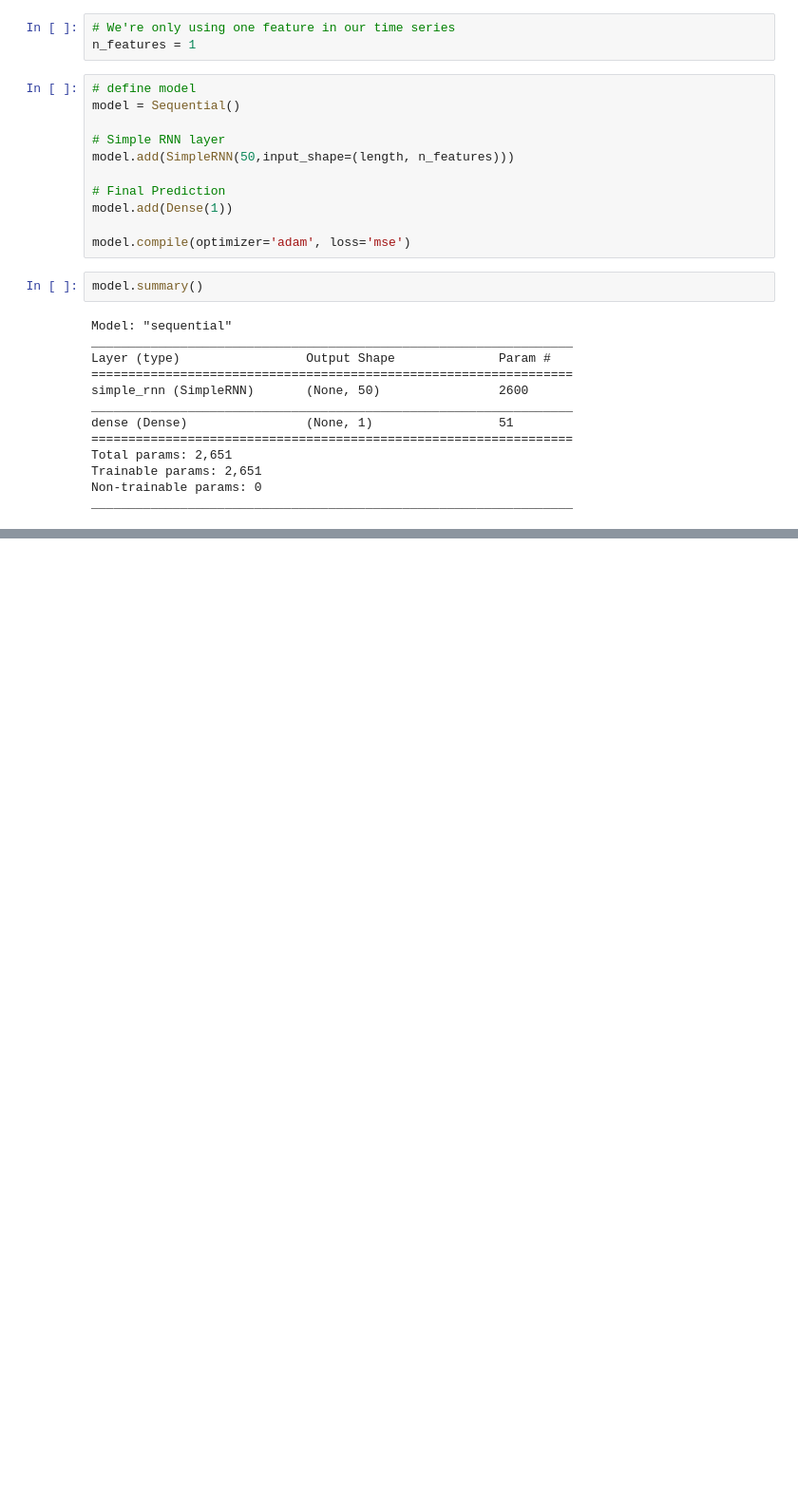
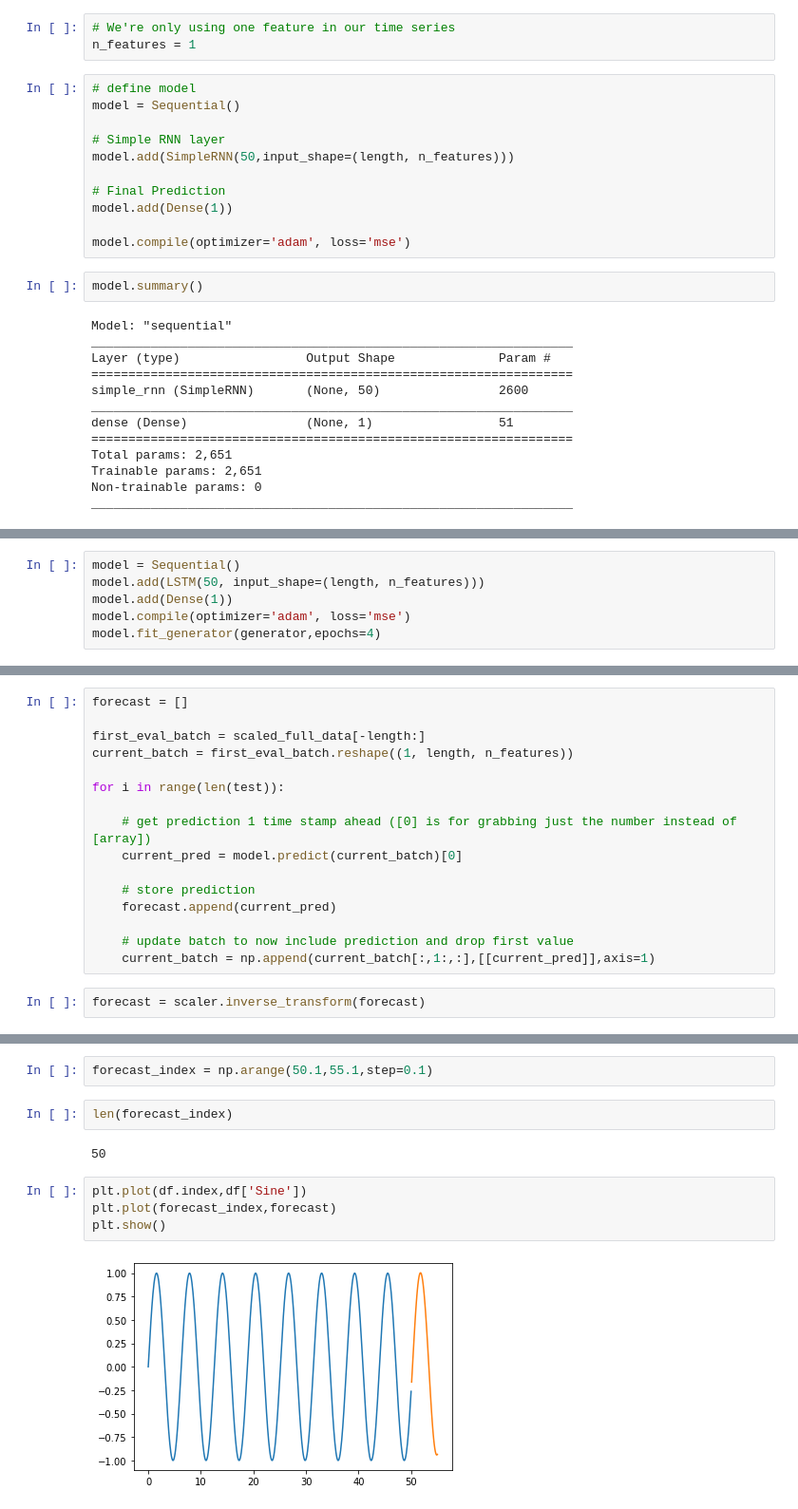
Before and after one commit to jordanfalcao/tensorflow2-deeplearning, a Jupyter notebook: 06-RNNs/01_RNN_SineWave.ipynb, the cells around one changed output, grey strips where cells are left out. Shown: that part at 95% size. Saved outputs shown, nothing was run; the diff lists cells and outputs as text; blank space fills up the shorter version.

Commit message:
RNN SineWave notebook - final update

```diff
--- a/06-RNNs/01_RNN_SineWave.ipynb
+++ b/06-RNNs/01_RNN_SineWave.ipynb
@@ -295,0 +614,6 @@ model.fit_generator(generator,epochs=5)
+# %%
+model = Sequential()
+model.add(LSTM(50, input_shape=(length, n_features)))
+model.add(Dense(1))
+model.compile(optimizer='adam', loss='mse')
+model.fit_generator(generator,epochs=4)
@@ -295,0 +630,18 @@ model.fit_generator(generator,epochs=5)
+# %%
+forecast = []
+
+first_eval_batch = scaled_full_data[-length:]
+current_batch = first_eval_batch.reshape((1, length, n_features))
+
+for i in range(len(test)):
+
+    # get prediction 1 time stamp ahead ([0] is for grabbing just the number instead of [array])
+    current_pred = model.predict(current_batch)[0]
+
+    # store prediction
+    forecast.append(current_pred)
+
+    # update batch to now include prediction and drop first value
+    current_batch = np.append(current_batch[:,1:,:],[[current_pred]],axis=1)
+# %%
+forecast = scaler.inverse_transform(forecast)
@@ -295,0 +664,12 @@ model.fit_generator(generator,epochs=5)
+# %%
+forecast_index = np.arange(50.1,55.1,step=0.1)
+# %%
+len(forecast_index)
+# %% [output]
+50
+# %%
+plt.plot(df.index,df['Sine'])
+plt.plot(forecast_index,forecast)
+plt.show()
+# %% [output]
+[figure, added]
```
Also changed, not shown: parts of 43 cells of this notebook, 1 other file.
